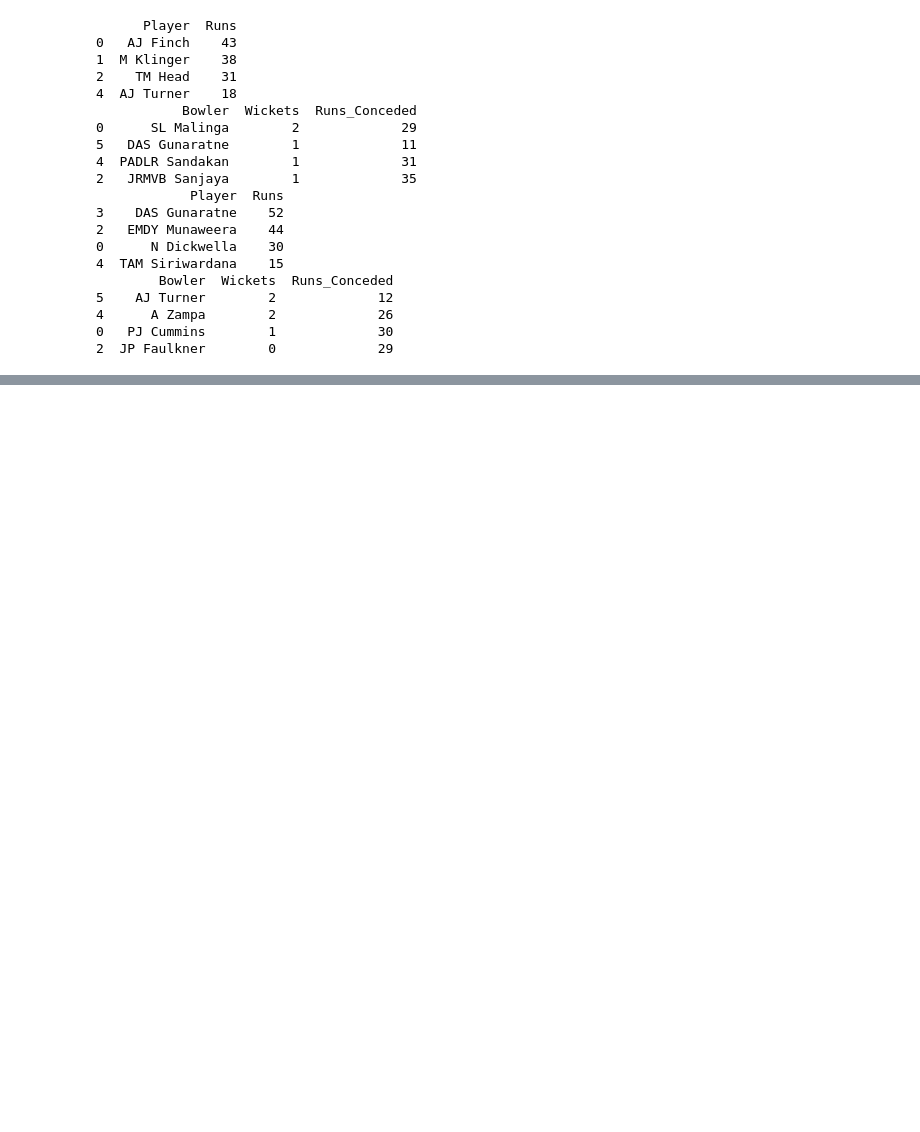
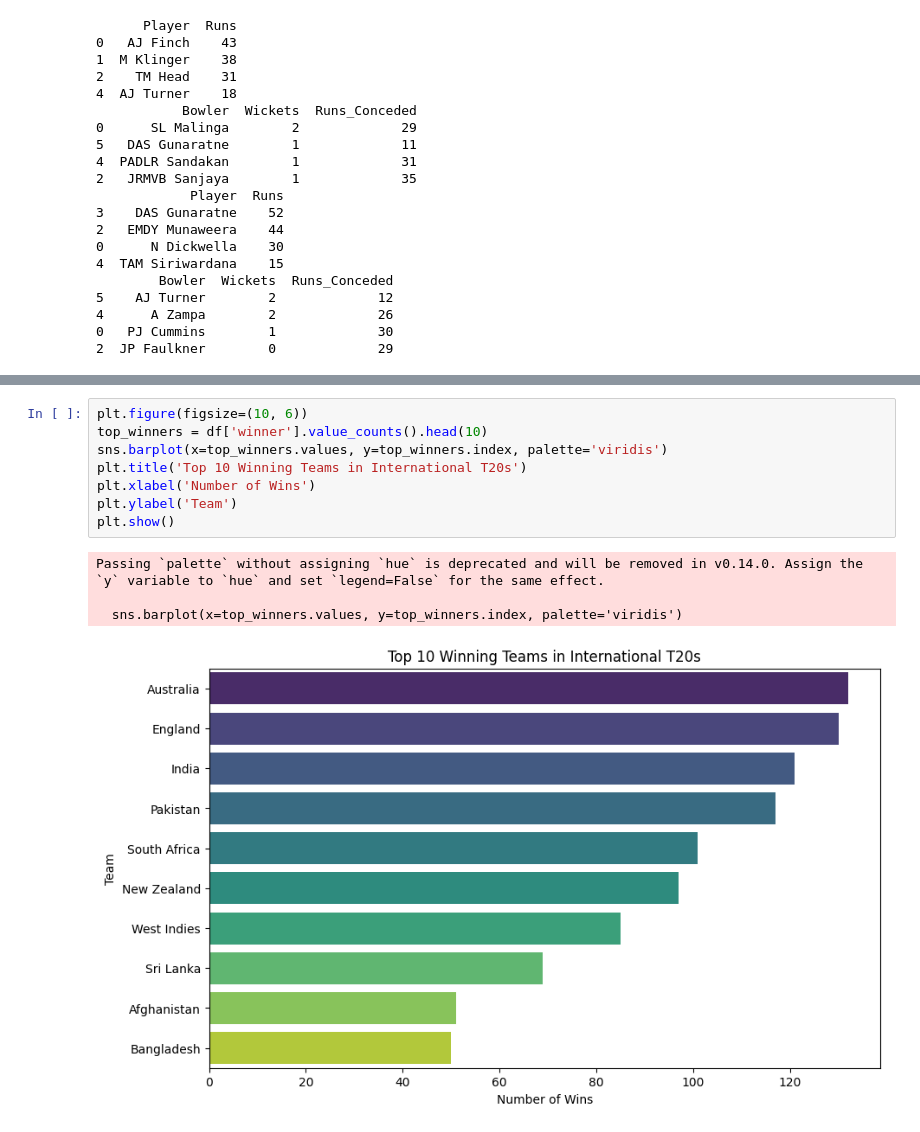
Before and after one commit to vedanshu-1234/Data_Science_Assignment, a Jupyter notebook: International_T_20_Data_Analysis.ipynb, the cells around one changed output, grey strips where cells are left out. Drawn from its saved outputs; the diff is of its cells as text; blank space fills up the shorter version.

```diff
--- a/International_T_20_Data_Analysis.ipynb
+++ b/International_T_20_Data_Analysis.ipynb
@@ -174,0 +196,13 @@ print(score[1][1])
+# %%
+plt.figure(figsize=(10, 6))
+top_winners = df['winner'].value_counts().head(10)
+sns.barplot(x=top_winners.values, y=top_winners.index, palette='viridis')
+plt.title('Top 10 Winning Teams in International T20s')
+plt.xlabel('Number of Wins')
+plt.ylabel('Team')
+plt.show()
+# %% [output]
+Passing `palette` without assigning `hue` is deprecated and will be removed in v0.14.0. Assign the `y` variable to `hue` and set `legend=False` for the same effect.
+
+  sns.barplot(x=top_winners.values, y=top_winners.index, palette='viridis')
+[figure, added]
```
Also changed, not shown: parts of 4 cells of this notebook.
